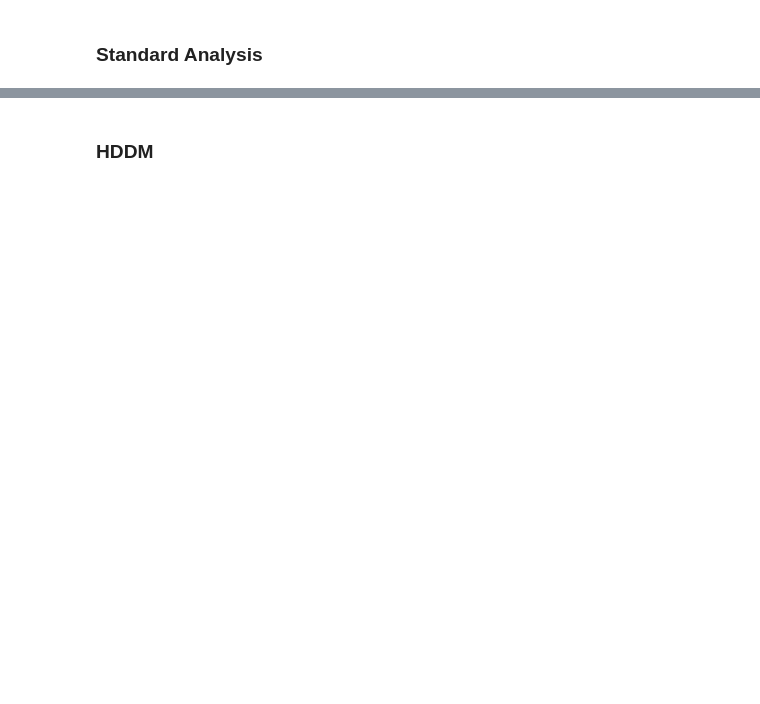
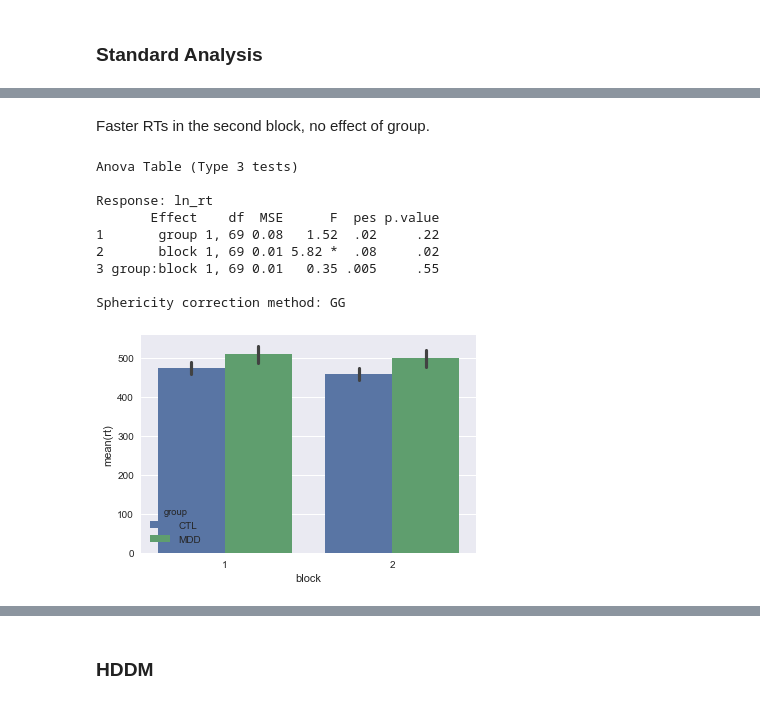
Before and after one commit to vlawlor/Kid-PRT, a Jupyter notebook: KIDPRT.ipynb, the cells around one changed output, grey strips where cells are left out. Saved outputs shown, nothing was run; the diff lists cells and outputs as text; code cells hidden in the pictures; blank space fills up the shorter version.

```diff
--- a/KIDPRT.ipynb
+++ b/KIDPRT.ipynb
@@ -42,0 +544,22 @@ path2data = '/Users/victorialawlor/Work/Expts/KIDPRT/Data/'
+# %% [markdown]
+Faster RTs in the second block, no effect of group.
+# %%
+rt_plot = sns.barplot(y='rt', x = 'block', hue = 'group', data=data,  \
+                      ci=68, units = 'subjectID')
+
+%Rpush data
+%R rt.aov <- aov_ez("subjectID", dv = "ln_rt", \
+                                 data = data, within = 'block',\
+                                 between = 'group',anova_table=list(correction="GG", es = "pes"))
+%R print (rt.aov)
+# %% [output]
+Anova Table (Type 3 tests)
+
+Response: ln_rt
+       Effect    df  MSE      F  pes p.value
+1       group 1, 69 0.08   1.52  .02     .22
+2       block 1, 69 0.01 5.82 *  .08     .02
+3 group:block 1, 69 0.01   0.35 .005     .55
+
+Sphericity correction method: GG
+[figure, added]
```
Also changed, not shown: parts of 96 cells of this notebook.
